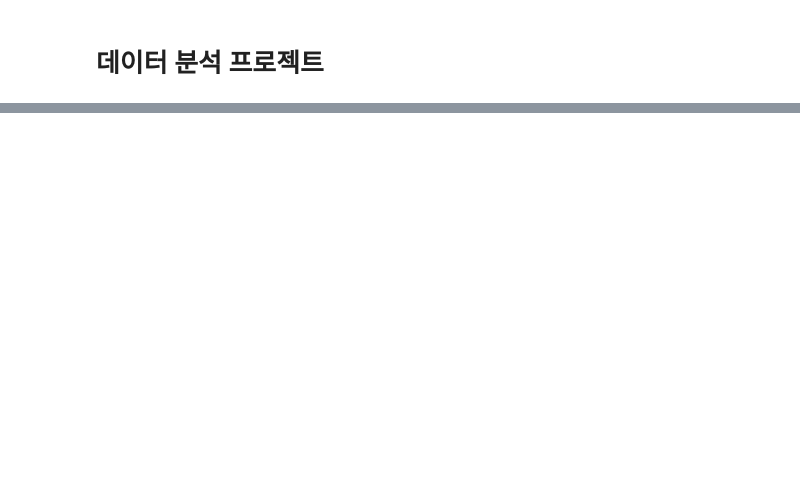
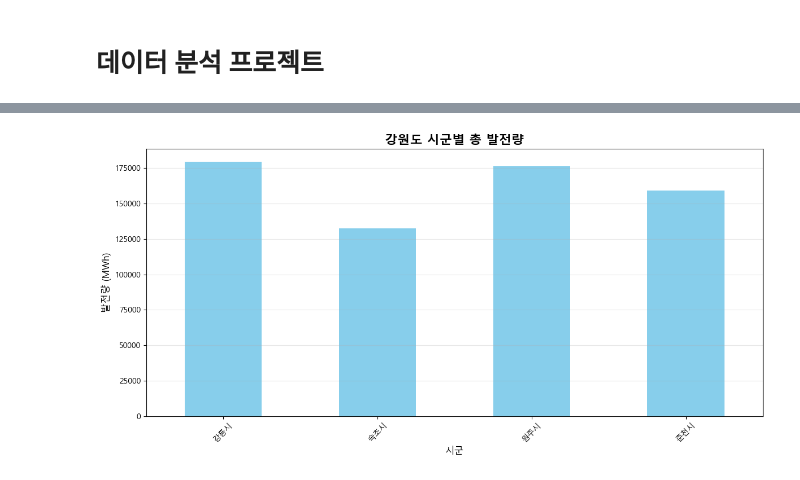
Before and after one commit to kimwjdhyun/KDT_RE_5th_Project, a Jupyter notebook: 01_DataAnalysis/01_data_project.ipynb, the cells around one changed output, grey strips where cells are left out. Cells and saved outputs as stored; diff of their text form; code cells hidden in the pictures; blank space fills up the shorter version.

```diff
--- a/01_DataAnalysis/01_data_project.ipynb
+++ b/01_DataAnalysis/01_data_project.ipynb
@@ -24,0 +622,21 @@ ModuleNotFoundError: No module named 'numpy'
+# %%
+# 바로 이어서 실행
+import matplotlib.pyplot as plt
+import seaborn as sns
+
+# 한글 폰트 설정
+plt.rcParams['font.family'] = 'Malgun Gothic'
+plt.rcParams['axes.unicode_minus'] = False
+
+# 시군별 발전량 비교
+plt.figure(figsize=(12, 6))
+df.groupby('city')['generation_mwh'].sum().plot(kind='bar', color='skyblue')
+plt.title('강원도 시군별 총 발전량', fontsize=16, fontweight='bold')
+plt.xlabel('시군', fontsize=12)
+plt.ylabel('발전량 (MWh)', fontsize=12)
+plt.xticks(rotation=45)
+plt.grid(axis='y', alpha=0.3)
+plt.tight_layout()
+plt.show()
+# %% [output]
+[figure, added]
```
Also changed, not shown: parts of 6 cells of this notebook, 13 other files.
